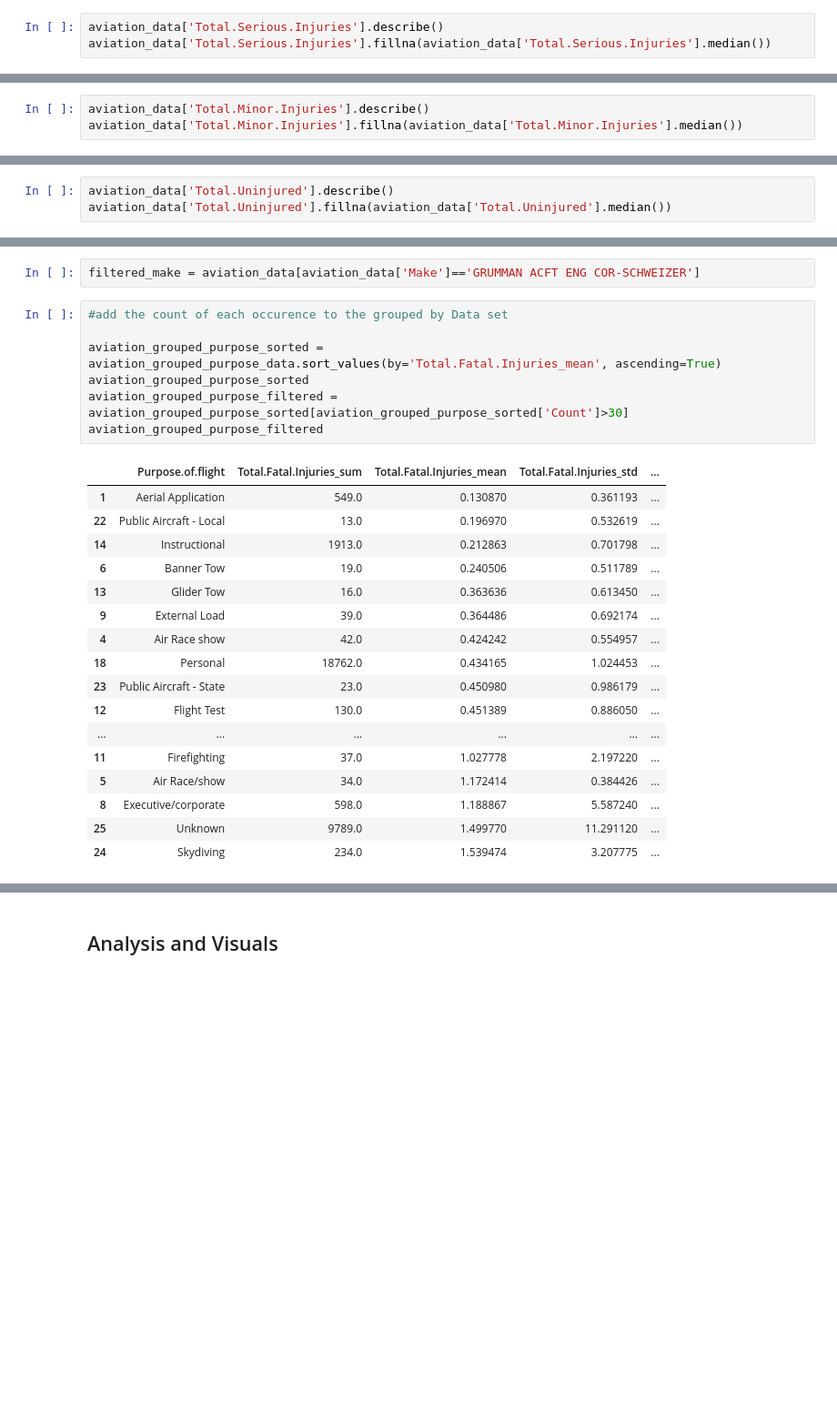
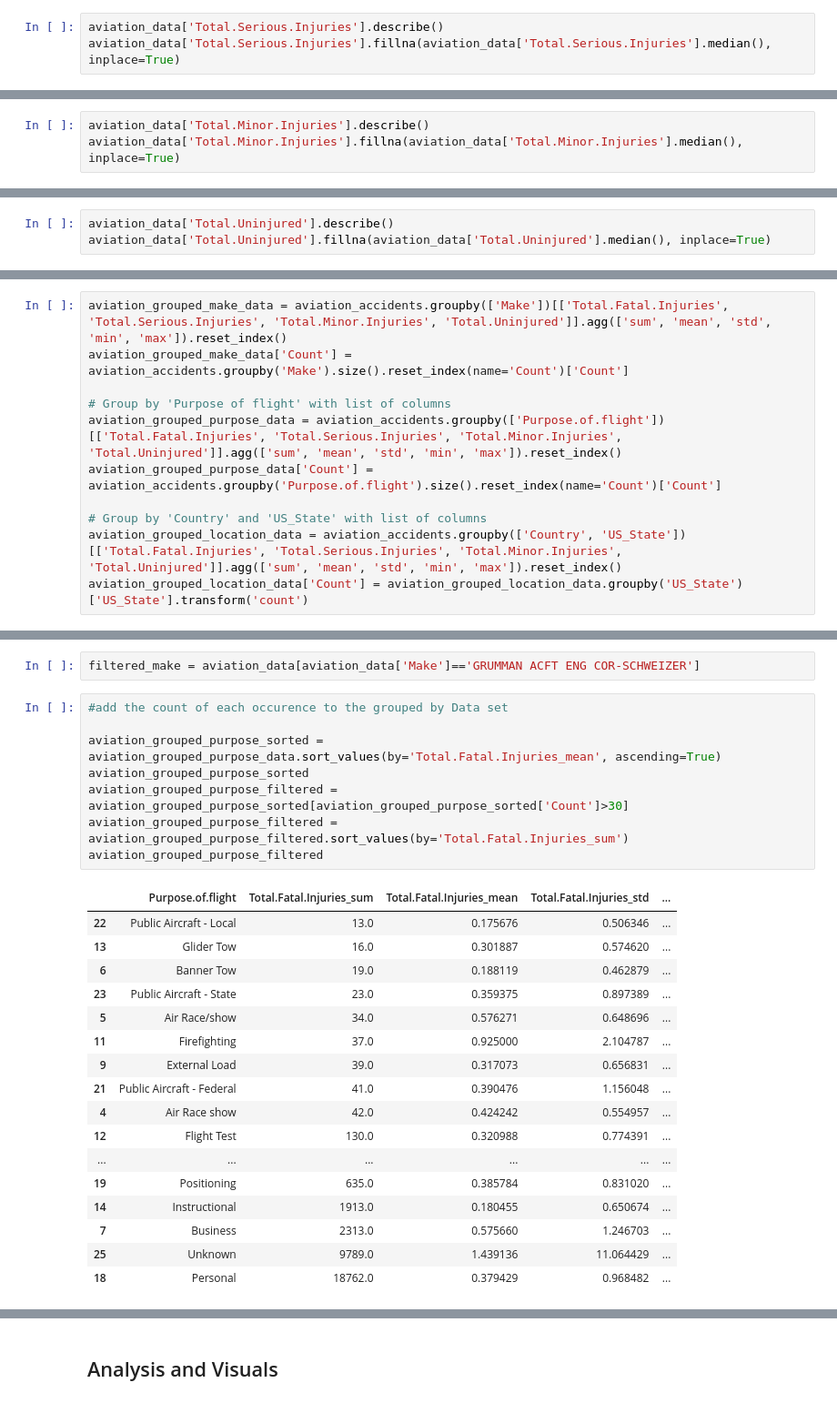
Before and after one commit to Bit-coins/phase1_project, a Jupyter notebook: aviation_accident_analysis.ipynb, the cells around one changed output, grey strips where cells are left out. Shown at 91% size. Saved outputs shown, nothing was run; the diff lists cells and outputs as text; blank space fills up the shorter version.

```diff
--- a/aviation_accident_analysis.ipynb
+++ b/aviation_accident_analysis.ipynb
@@ -195,4 +203,4 @@ There is a large outlier that sku the mean up, in most instances a fatality does
 median will be used to fill null data for Total.Fatal.Injuries
 # %%
 aviation_data['Total.Serious.Injuries'].describe()
-aviation_data['Total.Serious.Injuries'].fillna(aviation_data['Total.Serious.Injuries'].median())
+aviation_data['Total.Serious.Injuries'].fillna(aviation_data['Total.Serious.Injuries'].median(), inplace=True)
@@ -215,4 +210,4 @@ There is a large outlier that sku the mean up, in most instances a serious injur
 median will be used to fill null data for Total.Serious.Injuries
 # %%
 aviation_data['Total.Minor.Injuries'].describe()
-aviation_data['Total.Minor.Injuries'].fillna(aviation_data['Total.Minor.Injuries'].median())
+aviation_data['Total.Minor.Injuries'].fillna(aviation_data['Total.Minor.Injuries'].median(), inplace=True)
@@ -235,4 +217,4 @@ There is a large outlier that sku the mean up, in most instances a Minor injurie
 median will be used to fill null data for Total.Minor.Injuries
 # %%
 aviation_data['Total.Uninjured'].describe()
-aviation_data['Total.Uninjured'].fillna(aviation_data['Total.Uninjured'].median())
+aviation_data['Total.Uninjured'].fillna(aviation_data['Total.Uninjured'].median(), inplace=True)
@@ -290,3 +248,14 @@ aviation_grouped_location_data['Count'] = aviation_grouped_location_data.groupby
+# %%
+aviation_grouped_make_data = aviation_accidents.groupby(['Make'])[['Total.Fatal.Injuries', 'Total.Serious.Injuries', 'Total.Minor.Injuries', 'Total.Uninjured']].agg(['sum', 'mean', 'std', 'min', 'max']).reset_index()
+aviation_grouped_make_data['Count'] = aviation_accidents.groupby('Make').size().reset_index(name='Count')['Count']
+
+# Group by 'Purpose of flight' with list of columns
+aviation_grouped_purpose_data = aviation_accidents.groupby(['Purpose.of.flight'])[['Total.Fatal.Injuries', 'Total.Serious.Injuries', 'Total.Minor.Injuries', 'Total.Uninjured']].agg(['sum', 'mean', 'std', 'min', 'max']).reset_index()
+aviation_grouped_purpose_data['Count'] = aviation_accidents.groupby('Purpose.of.flight').size().reset_index(name='Count')['Count']
+
+# Group by 'Country' and 'US_State' with list of columns
+aviation_grouped_location_data = aviation_accidents.groupby(['Country', 'US_State'])[['Total.Fatal.Injuries', 'Total.Serious.Injuries', 'Total.Minor.Injuries', 'Total.Uninjured']].agg(['sum', 'mean', 'std', 'min', 'max']).reset_index()
+aviation_grouped_location_data['Count'] = aviation_grouped_location_data.groupby('US_State')['US_State'].transform('count')
 # %%
 #columns are not flat due to group by and aggregate functions
 aviation_grouped_make_data.columns = ['_'.join(col).strip() if col[1] != '' else col[0] for col in aviation_grouped_make_data.columns.values]
@@ -326,28 +295,29 @@ filtered_make = aviation_data[aviation_data['Make']=='GRUMMAN ACFT ENG COR-SCHWE
 # %%
 #add the count of each occurence to the grouped by Data set
 
 aviation_grouped_purpose_sorted = aviation_grouped_purpose_data.sort_values(by='Total.Fatal.Injuries_mean', ascending=True)
 aviation_grouped_purpose_sorted
 aviation_grouped_purpose_filtered = aviation_grouped_purpose_sorted[aviation_grouped_purpose_sorted['Count']>30]
+aviation_grouped_purpose_filtered = aviation_grouped_purpose_filtered.sort_values(by='Total.Fatal.Injuries_sum')
 aviation_grouped_purpose_filtered
 # %% [output]
 |  | Purpose.of.flight | Total.Fatal.Injuries_sum | Total.Fatal.Injuries_mean | Total.Fatal.Injuries_std | ... |
-| 1 | Aerial Application | 549.0 | 0.130870 | 0.361193 | ... |
-| 22 | Public Aircraft - Local | 13.0 | 0.196970 | 0.532619 | ... |
-| 14 | Instructional | 1913.0 | 0.212863 | 0.701798 | ... |
-| 6 | Banner Tow | 19.0 | 0.240506 | 0.511789 | ... |
-| 13 | Glider Tow | 16.0 | 0.363636 | 0.613450 | ... |
-| 9 | External Load | 39.0 | 0.364486 | 0.692174 | ... |
+| 22 | Public Aircraft - Local | 13.0 | 0.175676 | 0.506346 | ... |
+| 13 | Glider Tow | 16.0 | 0.301887 | 0.574620 | ... |
+| 6 | Banner Tow | 19.0 | 0.188119 | 0.462879 | ... |
+| 23 | Public Aircraft - State | 23.0 | 0.359375 | 0.897389 | ... |
+| 5 | Air Race/show | 34.0 | 0.576271 | 0.648696 | ... |
+| 11 | Firefighting | 37.0 | 0.925000 | 2.104787 | ... |
+| 9 | External Load | 39.0 | 0.317073 | 0.656831 | ... |
+| 21 | Public Aircraft - Federal | 41.0 | 0.390476 | 1.156048 | ... |
 | 4 | Air Race show | 42.0 | 0.424242 | 0.554957 | ... |
-| 18 | Personal | 18762.0 | 0.434165 | 1.024453 | ... |
-| 23 | Public Aircraft - State | 23.0 | 0.450980 | 0.986179 | ... |
-| 12 | Flight Test | 130.0 | 0.451389 | 0.886050 | ... |
+| 12 | Flight Test | 130.0 | 0.320988 | 0.774391 | ... |
 | ... | ... | ... | ... | ... | ... |
-| 11 | Firefighting | 37.0 | 1.027778 | 2.197220 | ... |
-| 5 | Air Race/show | 34.0 | 1.172414 | 0.384426 | ... |
-| 8 | Executive/corporate | 598.0 | 1.188867 | 5.587240 | ... |
-| 25 | Unknown | 9789.0 | 1.499770 | 11.291120 | ... |
-| 24 | Skydiving | 234.0 | 1.539474 | 3.207775 | ... |
+| 19 | Positioning | 635.0 | 0.385784 | 0.831020 | ... |
+| 14 | Instructional | 1913.0 | 0.180455 | 0.650674 | ... |
+| 7 | Business | 2313.0 | 0.575660 | 1.246703 | ... |
+| 25 | Unknown | 9789.0 | 1.439136 | 11.064429 | ... |
+| 18 | Personal | 18762.0 | 0.379429 | 0.968482 | ... |
 22 rows × 22 columns
 # %%
 aviation_grouped_location_data_sorted = aviation_grouped_location_data.sort_values(by='Total.Fatal.Injuries_mean', ascending=True)
```
Also changed, not shown: parts of 21 cells of this notebook, 14 other files.
